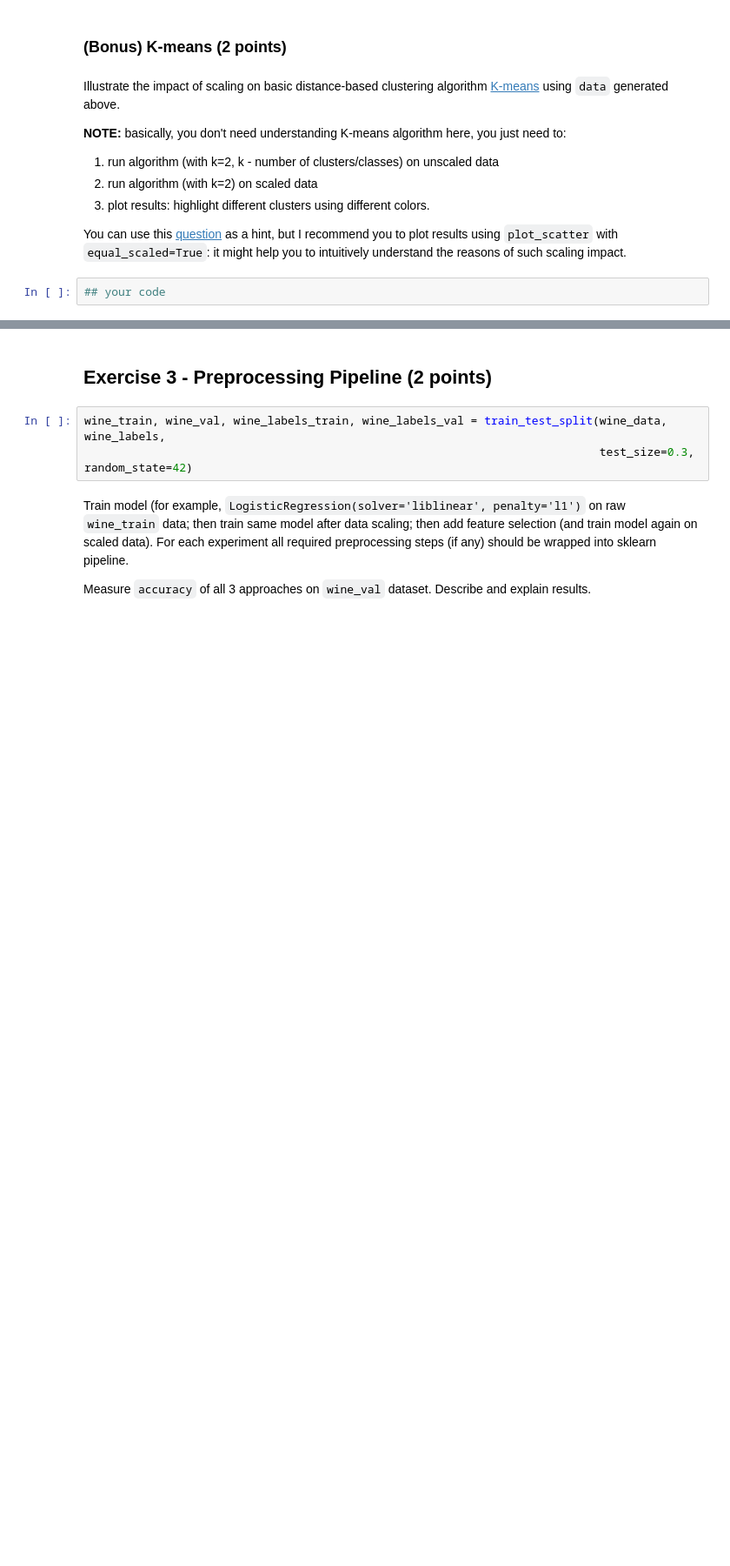
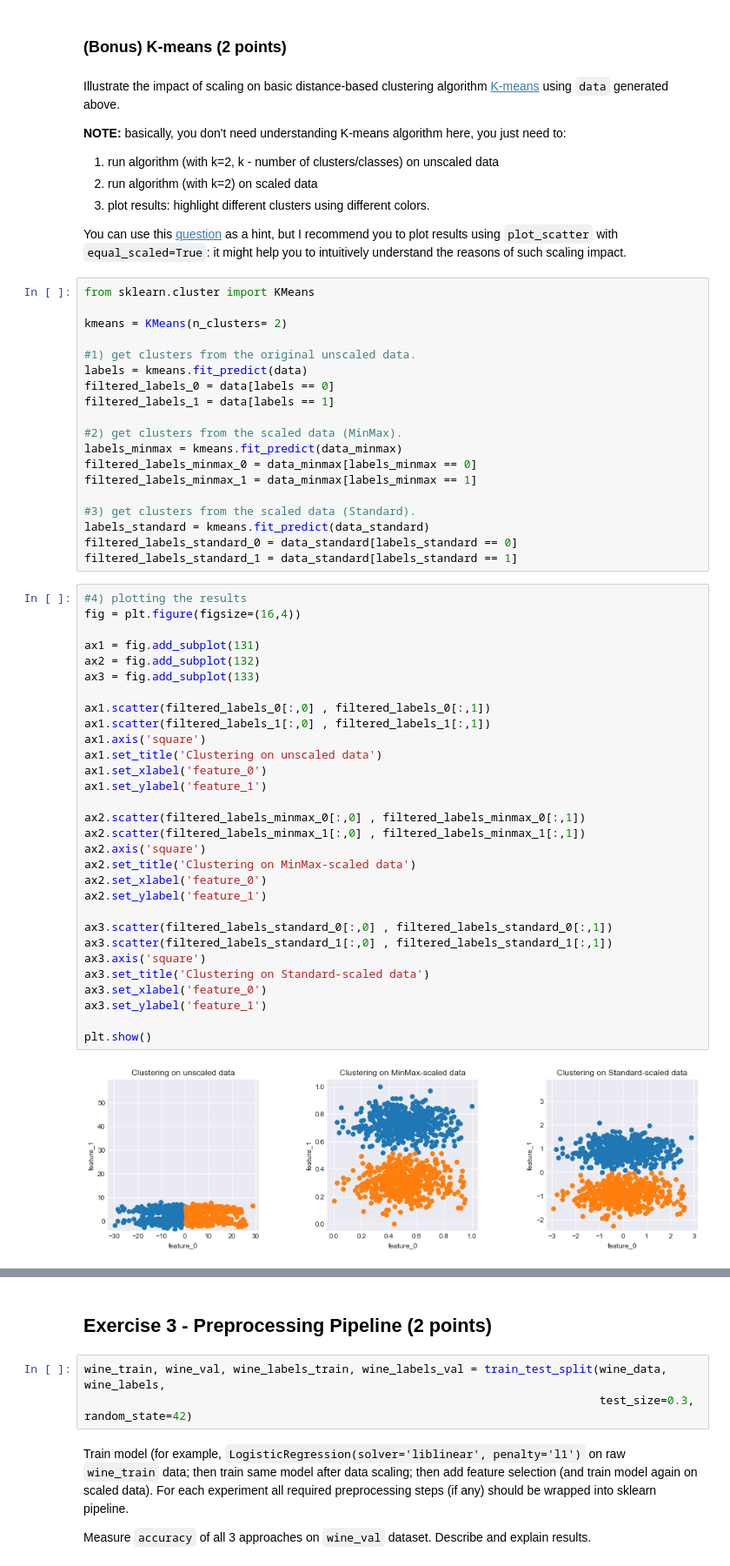
Before and after one commit to aslamovyura/ml-python, a Jupyter notebook: 6_feature_engineering_selection/homework.ipynb, the cells around one changed output, grey strips where cells are left out. Shown: that part at 87% size. Drawn from its saved outputs; the diff is of its cells as text; blank space fills up the shorter version.

```diff
--- a/6_feature_engineering_selection/homework.ipynb
+++ b/6_feature_engineering_selection/homework.ipynb
@@ -187,5 +153,54 @@ Illustrate the impact of scaling on basic distance-based clustering algorithm [K
 3) plot results: highlight different clusters using different colors.
 
 You can use this [question](https://stats.stackexchange.com/questions/89809/is-it-important-to-scale-data-before-clustering/89813) as a hint, but I recommend you to plot results using `plot_scatter` with `equal_scaled=True`: it might help you to intuitively understand the reasons of such scaling impact.
-# %%
-## your code
+# %%
+from sklearn.cluster import KMeans
+
+kmeans = KMeans(n_clusters= 2)
+
+#1) get clusters from the original unscaled data.
+labels = kmeans.fit_predict(data)
+filtered_labels_0 = data[labels == 0]
+filtered_labels_1 = data[labels == 1]
+
+#2) get clusters from the scaled data (MinMax).
+labels_minmax = kmeans.fit_predict(data_minmax)
+filtered_labels_minmax_0 = data_minmax[labels_minmax == 0]
+filtered_labels_minmax_1 = data_minmax[labels_minmax == 1]
+
+#3) get clusters from the scaled data (Standard).
+labels_standard = kmeans.fit_predict(data_standard)
+filtered_labels_standard_0 = data_standard[labels_standard == 0]
+filtered_labels_standard_1 = data_standard[labels_standard == 1]
+# %%
+#4) plotting the results
+fig = plt.figure(figsize=(16,4))
+
+ax1 = fig.add_subplot(131)
+ax2 = fig.add_subplot(132)
+ax3 = fig.add_subplot(133)
+
+ax1.scatter(filtered_labels_0[:,0] , filtered_labels_0[:,1])
+ax1.scatter(filtered_labels_1[:,0] , filtered_labels_1[:,1])
+ax1.axis('square')
+ax1.set_title('Clustering on unscaled data')
+ax1.set_xlabel('feature_0')
+ax1.set_ylabel('feature_1')
+
+ax2.scatter(filtered_labels_minmax_0[:,0] , filtered_labels_minmax_0[:,1])
+ax2.scatter(filtered_labels_minmax_1[:,0] , filtered_labels_minmax_1[:,1])
+ax2.axis('square')
+ax2.set_title('Clustering on MinMax-scaled data')
+ax2.set_xlabel('feature_0')
+ax2.set_ylabel('feature_1')
+
+ax3.scatter(filtered_labels_standard_0[:,0] , filtered_labels_standard_0[:,1])
+ax3.scatter(filtered_labels_standard_1[:,0] , filtered_labels_standard_1[:,1])
+ax3.axis('square')
+ax3.set_title('Clustering on Standard-scaled data')
+ax3.set_xlabel('feature_0')
+ax3.set_ylabel('feature_1')
+
+plt.show()
+# %% [output]
+[figure, added]
```
Also changed, not shown: parts of 31 cells of this notebook.
